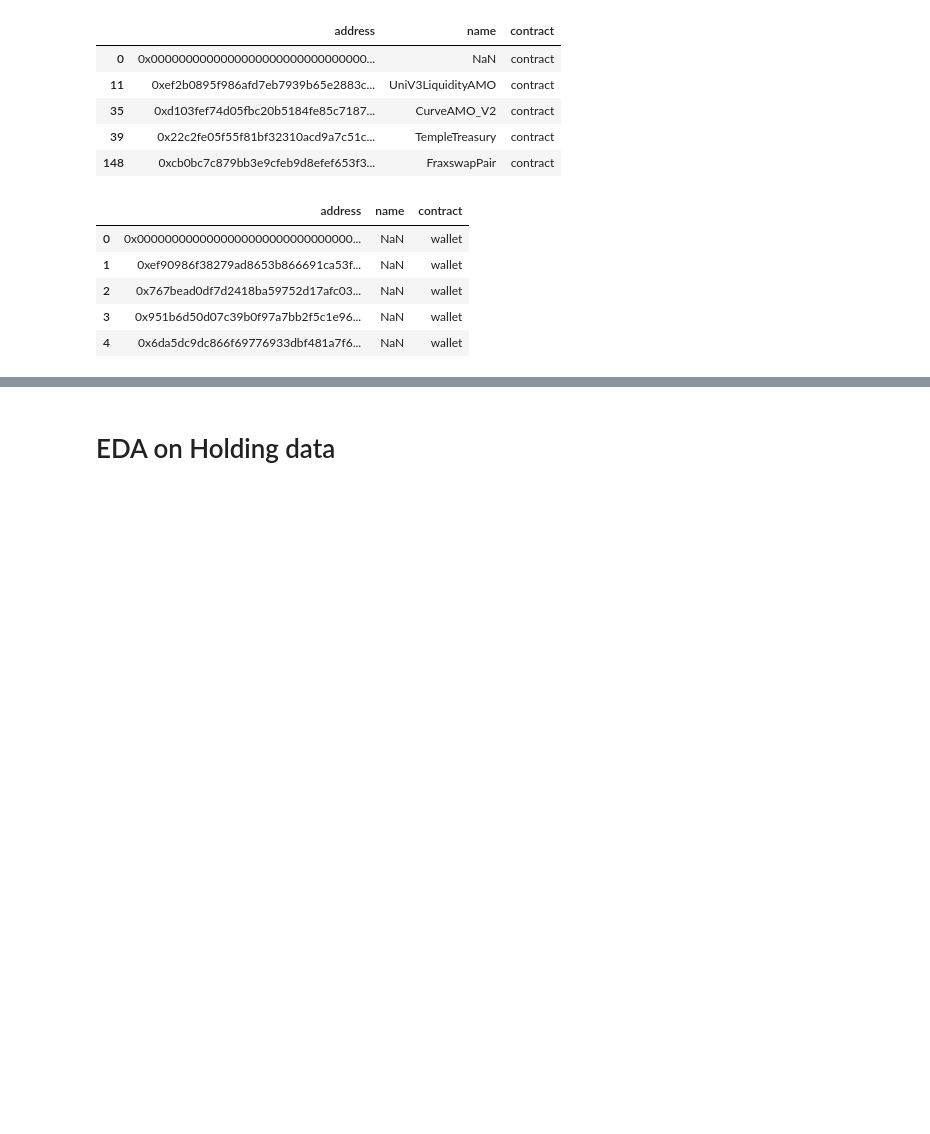
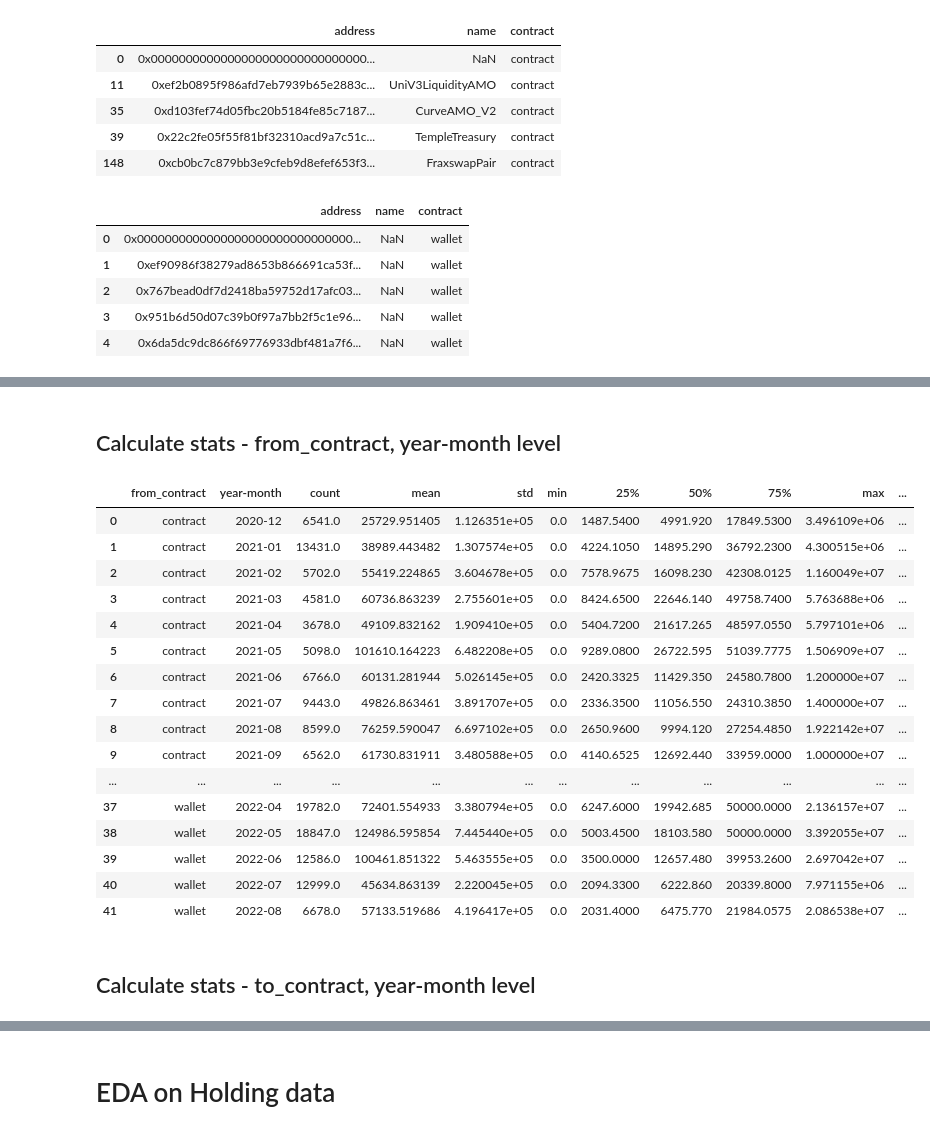
Before and after one commit to rijulizer/FRAX-Finance-Analysis, a Jupyter notebook: data_analysis/frax_hist_holding_transactoions.ipynb, the cells around one changed output, grey strips where cells are left out. Drawn from its saved outputs; the diff is of its cells as text; code cells hidden in the pictures; blank space fills up the shorter version.

```diff
--- a/data_analysis/frax_hist_holding_transactoions.ipynb
+++ b/data_analysis/frax_hist_holding_transactoions.ipynb
@@ -78,0 +220,27 @@ pdf_address_name.head()
+# %% [markdown]
+## Calculate stats - from_contract, year-month level
+# %%
+# either to or from or both are contracts
+pdf_txn_from_contract_monthly_stats = pdf_transactions_wallet.groupby(['from_contract','year-month'])['value_usd'].describe().reset_index()
+# calcualte volume = sum of amnt of transactions
+pdf_txn_from_contract_monthly_volume = pdf_transactions_wallet.groupby(['from_contract','year-month'],as_index=False)['value_usd'].agg({'volume':"sum"})
+pdf_txn_from_contract_monthly_stats = pdf_txn_from_contract_monthly_stats.merge(pdf_txn_from_contract_monthly_volume, on=['from_contract','year-month'], how='inner')
+pdf_txn_from_contract_monthly_stats
+# %% [output]
+|  | from_contract | year-month | count | mean | std | min | 25% | 50% | 75% | max | ... |
+| 0 | contract | 2020-12 | 6541.0 | 25729.951405 | 1.126351e+05 | 0.0 | 1487.5400 | 4991.920 | 17849.5300 | 3.496109e+06 | ... |
+| 1 | contract | 2021-01 | 13431.0 | 38989.443482 | 1.307574e+05 | 0.0 | 4224.1050 | 14895.290 | 36792.2300 | 4.300515e+06 | ... |
+| 2 | contract | 2021-02 | 5702.0 | 55419.224865 | 3.604678e+05 | 0.0 | 7578.9675 | 16098.230 | 42308.0125 | 1.160049e+07 | ... |
+| 3 | contract | 2021-03 | 4581.0 | 60736.863239 | 2.755601e+05 | 0.0 | 8424.6500 | 22646.140 | 49758.7400 | 5.763688e+06 | ... |
+| 4 | contract | 2021-04 | 3678.0 | 49109.832162 | 1.909410e+05 | 0.0 | 5404.7200 | 21617.265 | 48597.0550 | 5.797101e+06 | ... |
+| 5 | contract | 2021-05 | 5098.0 | 101610.164223 | 6.482208e+05 | 0.0 | 9289.0800 | 26722.595 | 51039.7775 | 1.506909e+07 | ... |
+| 6 | contract | 2021-06 | 6766.0 | 60131.281944 | 5.026145e+05 | 0.0 | 2420.3325 | 11429.350 | 24580.7800 | 1.200000e+07 | ... |
+| 7 | contract | 2021-07 | 9443.0 | 49826.863461 | 3.891707e+05 | 0.0 | 2336.3500 | 11056.550 | 24310.3850 | 1.400000e+07 | ... |
+| 8 | contract | 2021-08 | 8599.0 | 76259.590047 | 6.697102e+05 | 0.0 | 2650.9600 | 9994.120 | 27254.4850 | 1.922142e+07 | ... |
+| 9 | contract | 2021-09 | 6562.0 | 61730.831911 | 3.480588e+05 | 0.0 | 4140.6525 | 12692.440 | 33959.0000 | 1.000000e+07 | ... |
+| ... | ... | ... | ... | ... | ... | ... | ... | ... | ... | ... | ... |
+| 37 | wallet | 2022-04 | 19782.0 | 72401.554933 | 3.380794e+05 | 0.0 | 6247.6000 | 19942.685 | 50000.0000 | 2.136157e+07 | ... |
+| 38 | wallet | 2022-05 | 18847.0 | 124986.595854 | 7.445440e+05 | 0.0 | 5003.4500 | 18103.580 | 50000.0000 | 3.392055e+07 | ... |
+| 39 | wallet | 2022-06 | 12586.0 | 100461.851322 | 5.463555e+05 | 0.0 | 3500.0000 | 12657.480 | 39953.2600 | 2.697042e+07 | ... |
+| 40 | wallet | 2022-07 | 12999.0 | 45634.863139 | 2.220045e+05 | 0.0 | 2094.3300 | 6222.860 | 20339.8000 | 7.971155e+06 | ... |
+| 41 | wallet | 2022-08 | 6678.0 | 57133.519686 | 4.196417e+05 | 0.0 | 2031.4000 | 6475.770 | 21984.0575 | 2.086538e+07 | ... |
@@ -78,0 +262,2 @@ pdf_address_name.head()
+# %% [markdown]
+## Calculate stats - to_contract, year-month level
```
Also changed, not shown: parts of 58 cells of this notebook, 1 other file.
